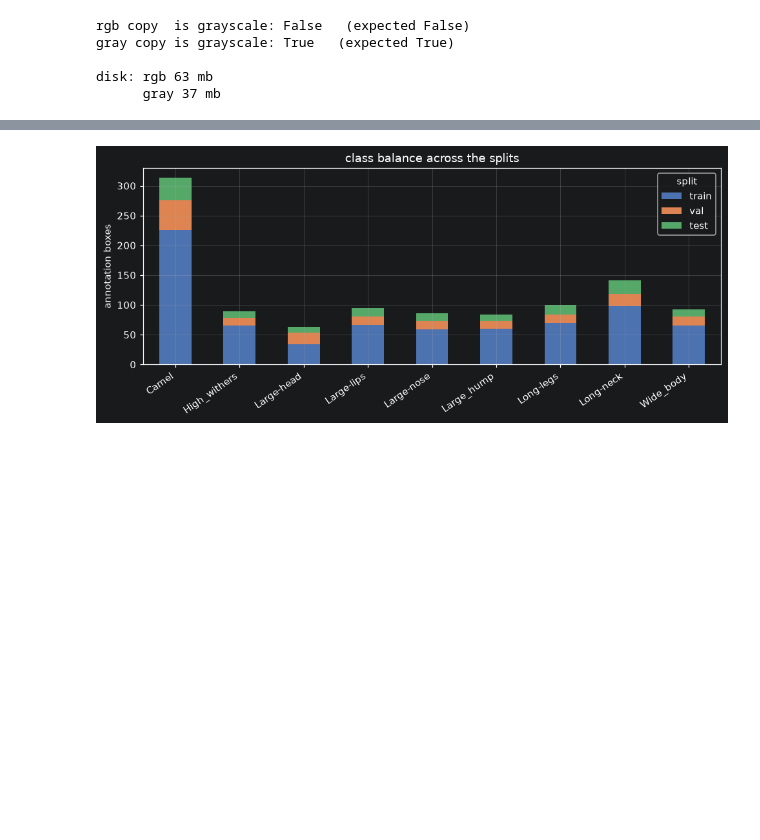
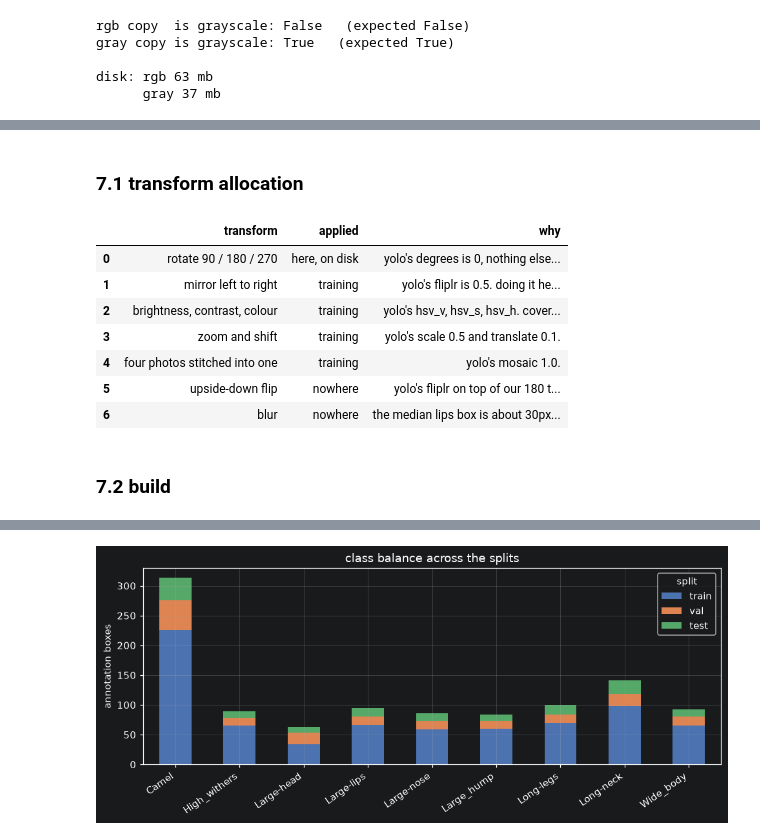
Before and after one commit to Rmsaah/camel-beauty-assessor, a Jupyter notebook: preprocessing.ipynb, the cells around one changed output, grey strips where cells are left out. Saved outputs shown, nothing was run; the diff lists cells and outputs as text; code cells hidden in the pictures; blank space fills up the shorter version.

```diff
--- a/preprocessing.ipynb
+++ b/preprocessing.ipynb
@@ -332,0 +329,23 @@ nothing is augmented here on purpose. the settings belong with the training run.
+# %% [markdown]
+### 7.1 transform allocation
+# %%
+pd.DataFrame([
+    ("rotate 90 / 180 / 270", "here, on disk", "yolo's degrees is 0, nothing else does this. 4x the files and 4x the instances."),
+    ("mirror left to right", "training", "yolo's fliplr is 0.5. doing it here too is the same picture twice."),
+    ("brightness, contrast, colour", "training", "yolo's hsv_v, hsv_s, hsv_h. covers a night runway against full daylight."),
+    ("zoom and shift", "training", "yolo's scale 0.5 and translate 0.1."),
+    ("four photos stitched into one", "training", "yolo's mosaic 1.0."),
+    ("upside-down flip", "nowhere", "yolo's fliplr on top of our 180 turn lands on it exactly. a third route to the same picture."),
+    ("blur", "nowhere", "the median lips box is about 30px at 640. blur removes the detail that class runs on."),
+], columns=["transform", "applied", "why"])
+# %% [output]
+|  | transform | applied | why |
+| 0 | rotate 90 / 180 / 270 | here, on disk | yolo's degrees is 0, nothing else... |
+| 1 | mirror left to right | training | yolo's fliplr is 0.5. doing it he... |
+| 2 | brightness, contrast, colour | training | yolo's hsv_v, hsv_s, hsv_h. cover... |
+| 3 | zoom and shift | training | yolo's scale 0.5 and translate 0.1. |
+| 4 | four photos stitched into one | training | yolo's mosaic 1.0. |
+| 5 | upside-down flip | nowhere | yolo's fliplr on top of our 180 t... |
+| 6 | blur | nowhere | the median lips box is about 30px... |
+# %% [markdown]
+### 7.2 build
```
Also changed, not shown: parts of 25 cells of this notebook.
